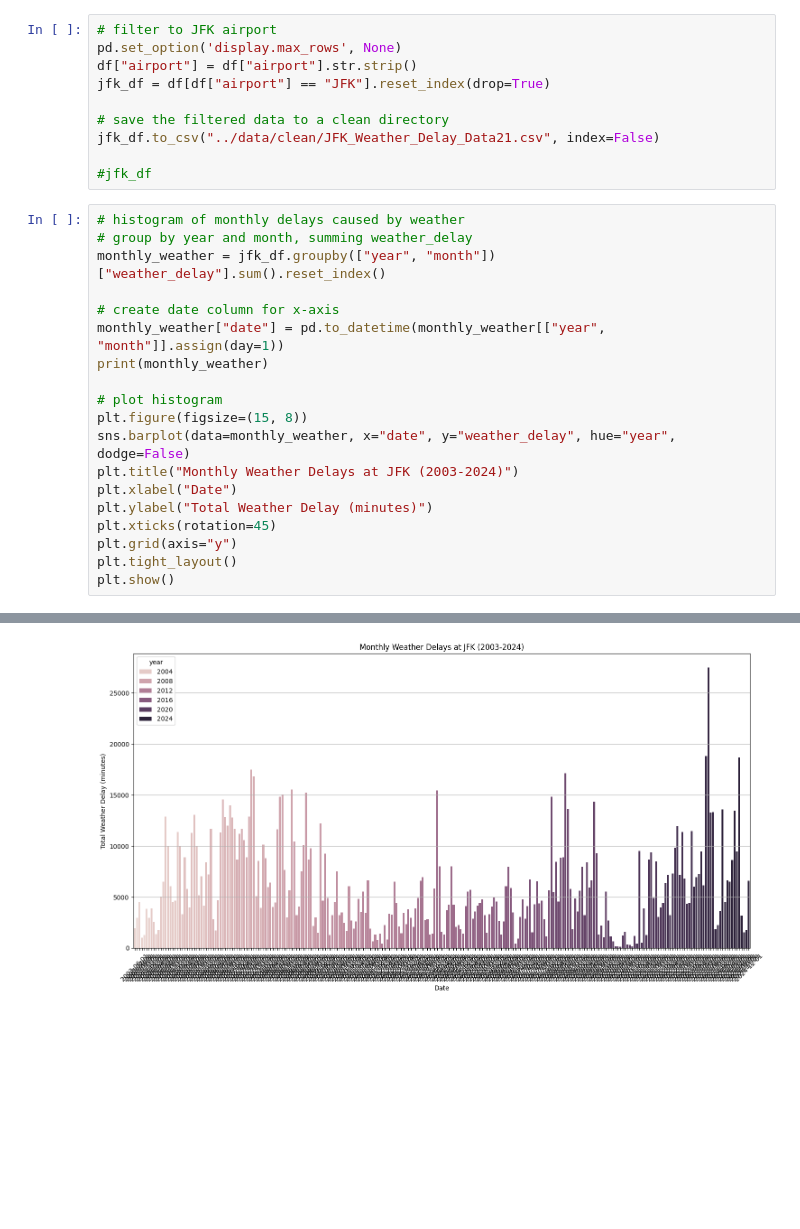
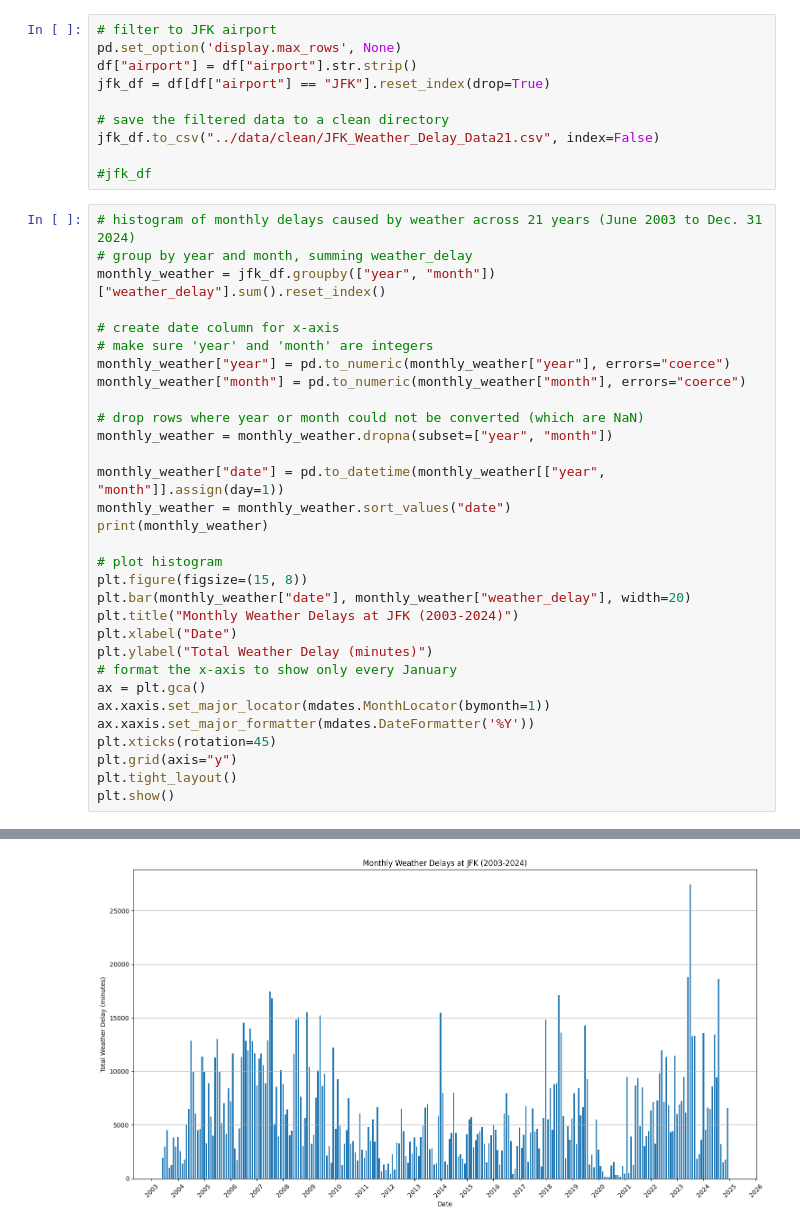
Before and after one commit to dkevin5542/CS506_Final_Project, a Jupyter notebook: code/eda.ipynb, the cells around one changed output, grey strips where cells are left out. Saved outputs shown, nothing was run; the diff lists cells and outputs as text; blank space fills up the shorter version.

```diff
--- a/code/eda.ipynb
+++ b/code/eda.ipynb
@@ -57,41 +59,53 @@ jfk_df.to_csv("../data/clean/JFK_Weather_Delay_Data21.csv", index=False)
 
 #jfk_df
 # %%
-# histogram of monthly delays caused by weather
+# histogram of monthly delays caused by weather across 21 years (June 2003 to Dec. 31 2024)
 # group by year and month, summing weather_delay
 monthly_weather = jfk_df.groupby(["year", "month"])["weather_delay"].sum().reset_index()
 
 # create date column for x-axis
+# make sure 'year' and 'month' are integers
+monthly_weather["year"] = pd.to_numeric(monthly_weather["year"], errors="coerce")
+monthly_weather["month"] = pd.to_numeric(monthly_weather["month"], errors="coerce")
+
+# drop rows where year or month could not be converted (which are NaN)
+monthly_weather = monthly_weather.dropna(subset=["year", "month"])
+
 monthly_weather["date"] = pd.to_datetime(monthly_weather[["year", "month"]].assign(day=1))
+monthly_weather = monthly_weather.sort_values("date")
 print(monthly_weather)
 
 # plot histogram
 plt.figure(figsize=(15, 8))
-sns.barplot(data=monthly_weather, x="date", y="weather_delay", hue="year", dodge=False)
+plt.bar(monthly_weather["date"], monthly_weather["weather_delay"], width=20)
 plt.title("Monthly Weather Delays at JFK (2003-2024)")
 plt.xlabel("Date")
 plt.ylabel("Total Weather Delay (minutes)")
+# format the x-axis to show only every January
+ax = plt.gca()
+ax.xaxis.set_major_locator(mdates.MonthLocator(bymonth=1))
+ax.xaxis.set_major_formatter(mdates.DateFormatter('%Y'))
 plt.xticks(rotation=45)
 plt.grid(axis="y")
 plt.tight_layout()
 plt.show()
 # %% [output]
      year  month  weather_delay       date
 0    2003      6         1951.0 2003-06-01
 1    2003      7         2977.0 2003-07-01
 2    2003      8         4506.0 2003-08-01
 3    2003      9          996.0 2003-09-01
 4    2003     10         1280.0 2003-10-01
 5    2003     11         3851.0 2003-11-01
 6    2003     12         2983.0 2003-12-01
 7    2004      1         3885.0 2004-01-01
 8    2004      2         2565.0 2004-02-01
 9    2004      3         1391.0 2004-03-01
 10   2004      4         1757.0 2004-04-01
 ... (244 lines left out)
 255  2024      9         3191.0 2024-09-01
 256  2024     10         1531.0 2024-10-01
 257  2024     11         1758.0 2024-11-01
 258  2024     12         6590.0 2024-12-01
-[figure, old version]
+[figure, new version]
 # %%
```
Also changed, not shown: parts of 4 cells of this notebook, 2 other files.
